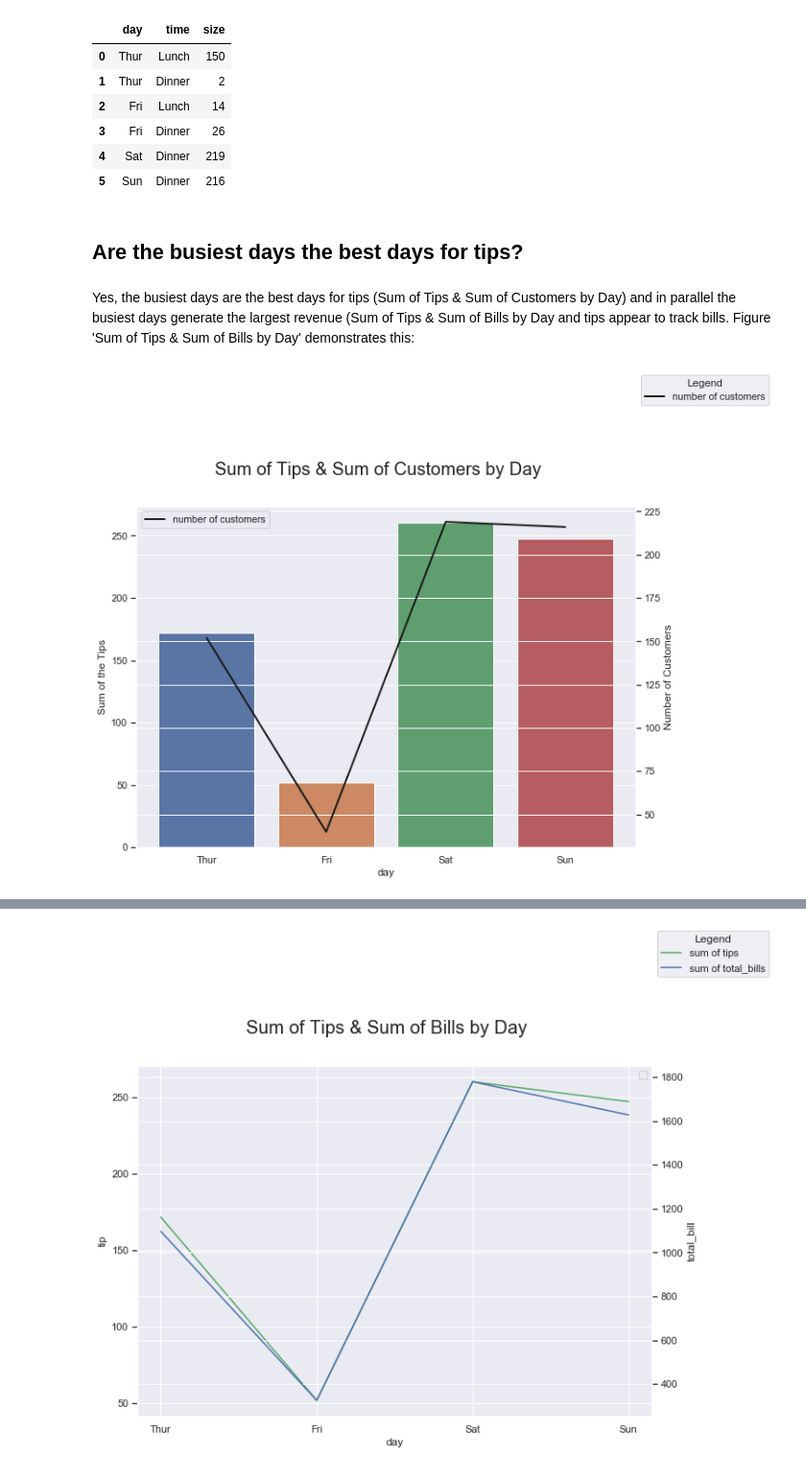
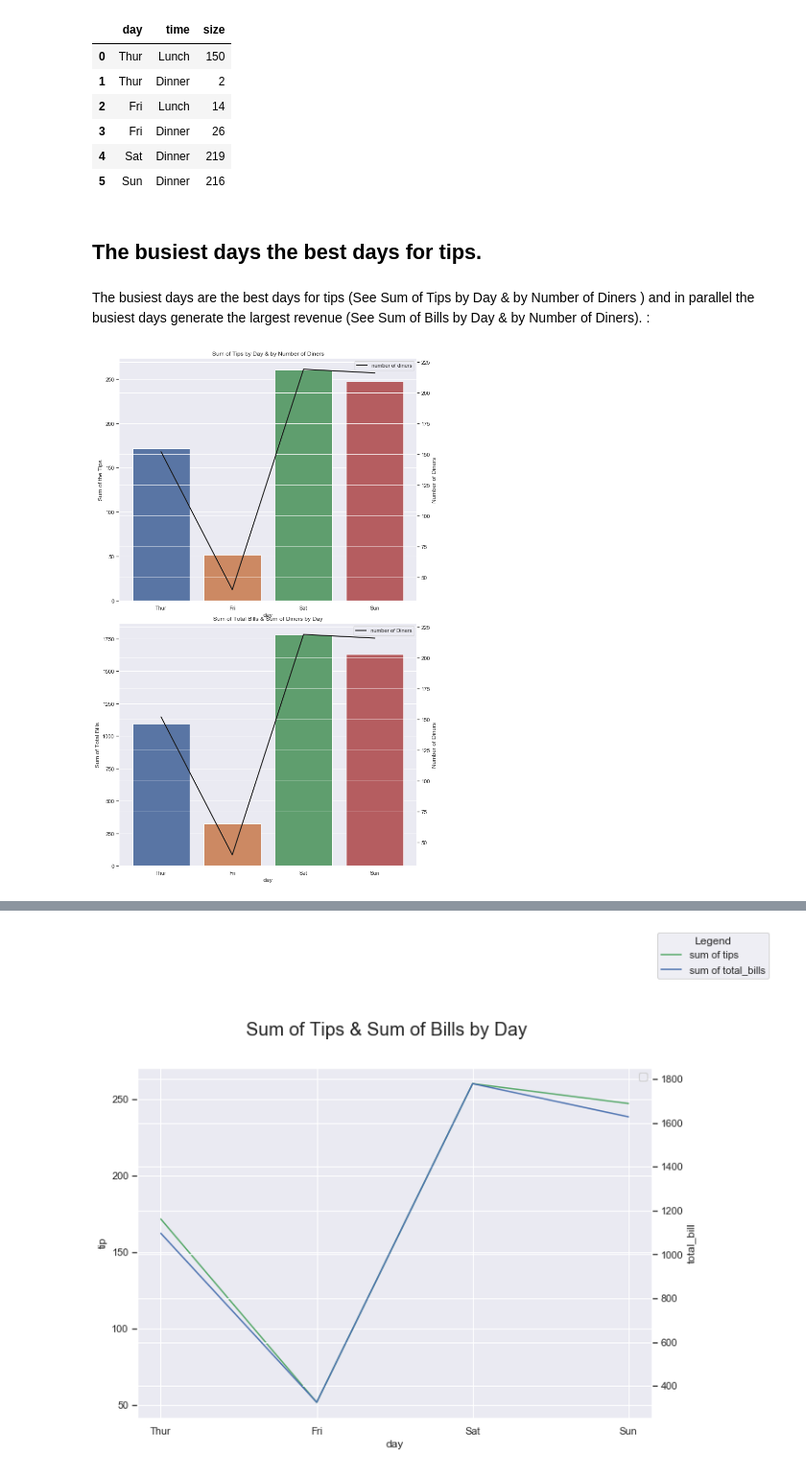
Before and after one commit to fionaoriordan/52446_19_tips, a Jupyter notebook: tips_notebook.ipynb, the cells around one changed output, grey strips where cells are left out. Shown at 96% size. Drawn from its saved outputs; the diff is of its cells as text; code cells hidden in the pictures.

Commit message:
Updating customer to diner, add questions, reorg sections

```diff
--- a/tips_notebook.ipynb
+++ b/tips_notebook.ipynb
@@ -166,9 +168,9 @@ df_grp1
 | 4 | Sat | Dinner | 219 |
 | 5 | Sun | Dinner | 216 |
 # %% [markdown]
-## Are the busiest days the best days for tips?
+## The busiest days the best days for tips.
 # %% [markdown]
-Yes, the busiest days are the best days for tips (Sum of Tips & Sum of Customers by Day) and in parallel  the busiest days generate the largest revenue (Sum of Tips & Sum of Bills by Day and tips appear to track bills. Figure 'Sum of Tips & Sum of Bills by Day' demonstrates this:
+The busiest days are the best days for tips (See Sum of Tips by Day & by Number of Diners ) and in parallel  the busiest days generate the largest revenue (See Sum of Bills by Day & by Number of Diners). :
 # %%
 #Adapted from : https://stackoverflow.com/a/56881800
 #create groupby dataframe grouping by day & sum of the tips, reset the index.
@@ -179,46 +181,89 @@ df_grp2 = df.groupby(['day'])['tip'].sum().reset_index()
 df_grp4 = df.groupby(['day'])['size'].sum().reset_index()
 
 #create a figure
-fig = plt.figure()
+#fig = plt.figure()
+
+
+
+plt.figure(1, figsize=(10,15))
+
+
+
+plt.subplot(211)
 
 #create a bar plot for df_grp2 .i.e. plot sum of the tips on y axis 2 by day
 # Create barplot with the sum of the tips by day.
 axa = sns.barplot(x='day', y='tip',
                   #ci=None, estimator=sum,
                   data=df_grp2
                   )
 #  set the y label for axa plot
 axa.set(ylabel='Sum of the Tips')
+axa.set_title('Sum of Tips by Day & by Number of Diners')
 # Adapted from : https://stackoverflow.com/a/47592107
 #df_grp2 and df_grp3 plots share the same x axis but different y axis.
+# create a twin plot of axa and called it axb
 axb = axa.twinx()
 #create a line plot for df_gp1 .i.e. plot sum of the tips on y axis 1 by day
 axb = sns.lineplot(x = "day", y = "size", color="k", linewidth=2,
-                   label = 'number of customers',
+                   label = 'number of diners',
+                   #ci=None, estimator=sum,
+                   data = df_grp4)
+# labeling the y axis for axb lineplot
+axb.set(ylabel='Number of Diners')
+# Using tight_layout to avoid overlap
+# as per http://matplotlib.org/users/tight_layout_guide.html#plotting-guide-tight-layout
+plt.tight_layout()
+
+
+#create a dataframe df_3 grouping sum of the total_bill by day
+df_3 = df.groupby(['day'])['total_bill'].sum().reset_index()
+
+
+
+plt.figure(1)
+#create a second subplot
+plt.subplot(212)
+axc.set_title('Sum of Bills by Day & by Number of Diners')
+#create a bar plot for df_grp2 .i.e. plot sum of the tips on y axis 2 by day
+# Create barplot with the sum of the tips by day.
+axc = sns.barplot(x='day', y='total_bill',
+                  #ci=None, estimator=sum,
+                  data=df_3
+                  )
+#  set the y label for axa plot
+axc.set(ylabel='Sum of Total Bills')
+# Adapted from : https://stackoverflow.com/a/47592107
+#df_grp2 and df_grp3 plots share the same x axis but different y axis.
+axd = axc.twinx()
+#create a line plot for df_gp1 .i.e. plot sum of the tips on y axis 1 by day
+axd = sns.lineplot(x = "day", y = "size", color="k", linewidth=2,
+                   label = 'number of Diners',
                    #ci=None, estimator=sum,
                    data = df_grp4)
 
-axb.set(ylabel='Number of Customers')
+axd.set(ylabel='Number of Diners')
 # create a twin plot of ax1 and called it ax2
-
-#if you want to not aggregate the data, then use
+axd.title.set_text('Sum of Total Bills & Sum of Diners by Day')
 
 
-#Adapted from : https://dev.to/skotaro/artist-in-matplotlib---something-i-wanted-to-know-before-spending-tremendous-hours-on-googling-how-tos--31oo
-#Adding a legend at the figure level
-fig.legend(loc='upper left', bbox_to_anchor=(1,1.4),
-           bbox_transform=axa.transAxes, title='Legend')
-#Add a figure title & adjust font size
-fig.suptitle("Sum of Tips & Sum of Customers by Day", fontsize = 20)
+
 
 
 #tidy up the display
 plt.show()
 
 #TO DO ****************************
 # Create one output to show df_grp2 & df_grp4
 # ********************************************
-print(df_grp2)
-print(df_grp4)
+#print(df_3)
+#print(df_grp4)
+
+
+#TO DO ****************************
+# Create one output to show df_grp2 & df_grp4
+# ********************************************
+#print(df_grp2)
+#print(df_grp4)
 # %% [output]
-[figure, old version]
+[figure, new version]
```
Also changed, not shown: parts of 17 cells of this notebook.
